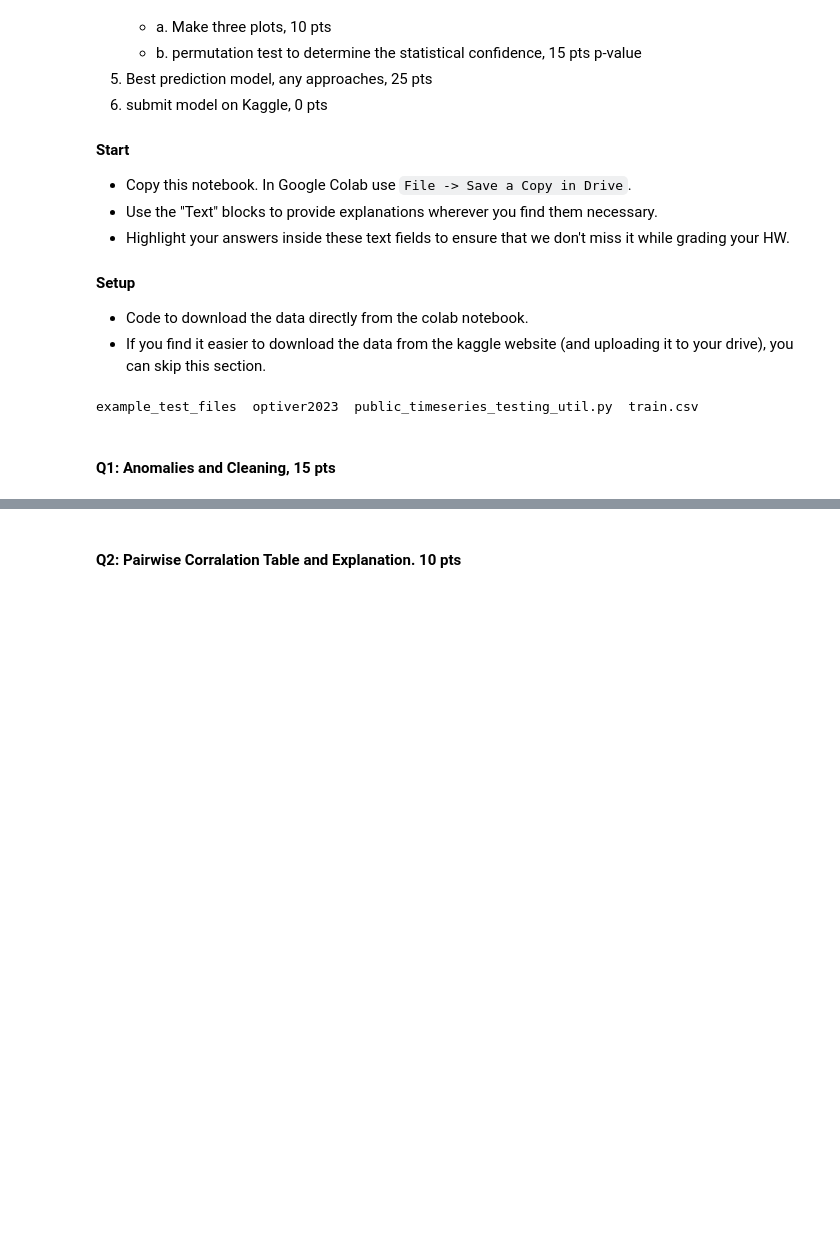
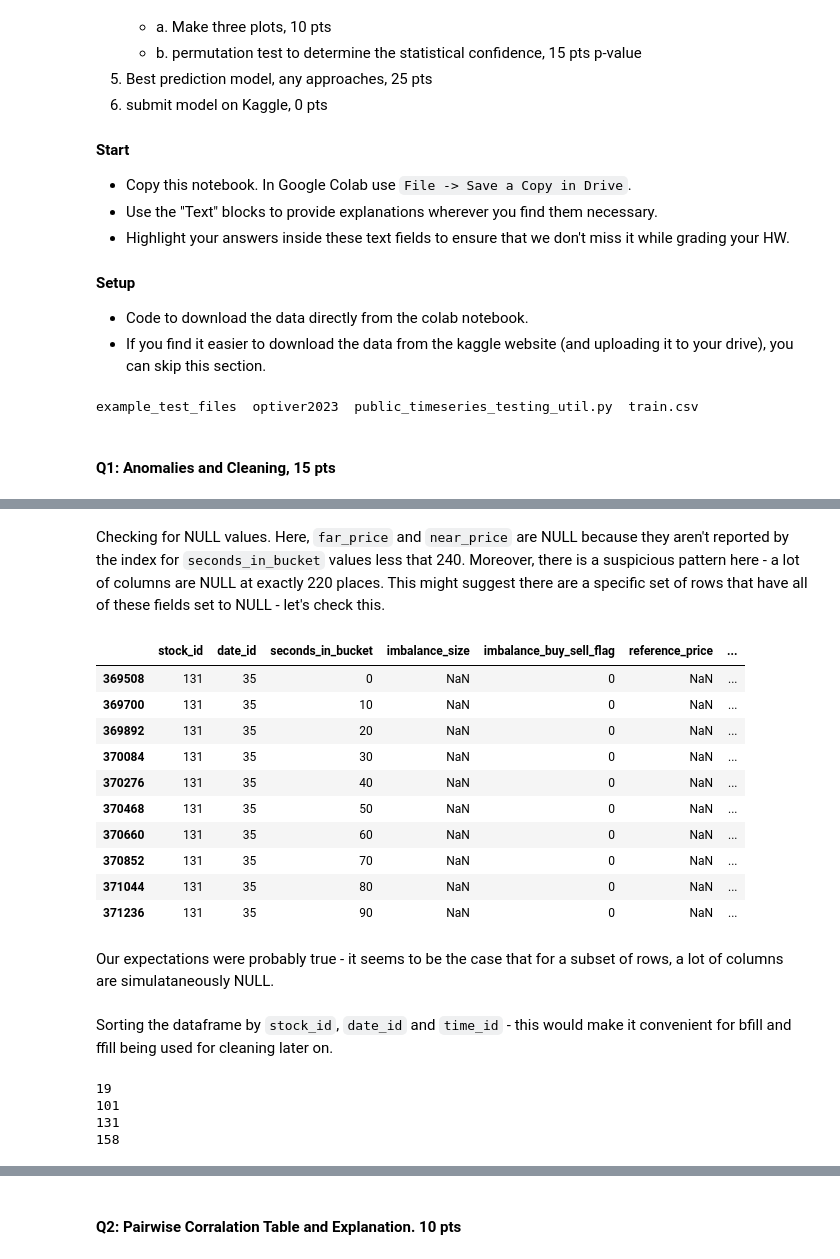
Before and after one commit to fundekaustubh/optiver-trading-challenge, a Jupyter notebook: optiver-2023-basic-submission-demo.ipynb, the cells around one changed output, grey strips where cells are left out. Drawn from its saved outputs; the diff is of its cells as text; code cells hidden in the pictures; blank space fills up the shorter version.

```diff
--- a/optiver-2023-basic-submission-demo.ipynb
+++ b/optiver-2023-basic-submission-demo.ipynb
@@ -267,0 +122,18 @@ temp_df.head()
+# %% [markdown]
+Checking for NULL values. Here, `far_price` and `near_price` are NULL because they aren't reported by the index for `seconds_in_bucket` values less that 240. Moreover, there is a suspicious pattern here - a lot of columns are NULL at exactly 220 places. This might suggest there are a specific set of rows that have all of these fields set to NULL - let's check this.
+# %%
+df[df['wap'].isnull()].head(10)
+# %% [output]
+|  | stock_id | date_id | seconds_in_bucket | imbalance_size | imbalance_buy_sell_flag | reference_price | ... |
+| 369508 | 131 | 35 | 0 | NaN | 0 | NaN | ... |
+| 369700 | 131 | 35 | 10 | NaN | 0 | NaN | ... |
+| 369892 | 131 | 35 | 20 | NaN | 0 | NaN | ... |
+| 370084 | 131 | 35 | 30 | NaN | 0 | NaN | ... |
+| 370276 | 131 | 35 | 40 | NaN | 0 | NaN | ... |
+| 370468 | 131 | 35 | 50 | NaN | 0 | NaN | ... |
+| 370660 | 131 | 35 | 60 | NaN | 0 | NaN | ... |
+| 370852 | 131 | 35 | 70 | NaN | 0 | NaN | ... |
+| 371044 | 131 | 35 | 80 | NaN | 0 | NaN | ... |
+| 371236 | 131 | 35 | 90 | NaN | 0 | NaN | ... |
+# %% [markdown]
+Our expectations were probably true - it seems to be the case that for a subset of rows, a lot of columns are simulataneously NULL.
@@ -267,0 +142,2 @@ temp_df.head()
+# %% [markdown]
+Sorting the dataframe by `stock_id`, `date_id` and `time_id` - this would make it convenient for bfill and ffill being used for cleaning later on.
@@ -267,0 +199,7 @@ temp_df.head()
+# %%
+df = HandleMissingDayData(df, 1)
+# %% [output]
+19
+101
+131
+158
```
Also changed, not shown: parts of 44 cells of this notebook.
